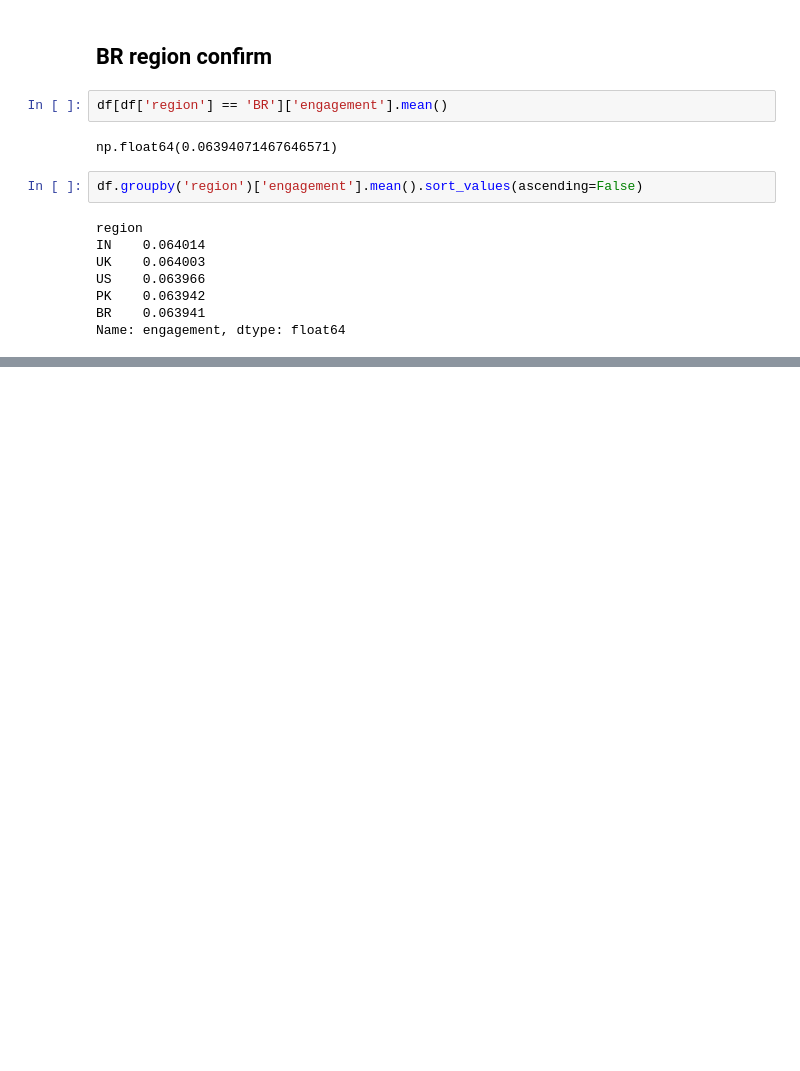
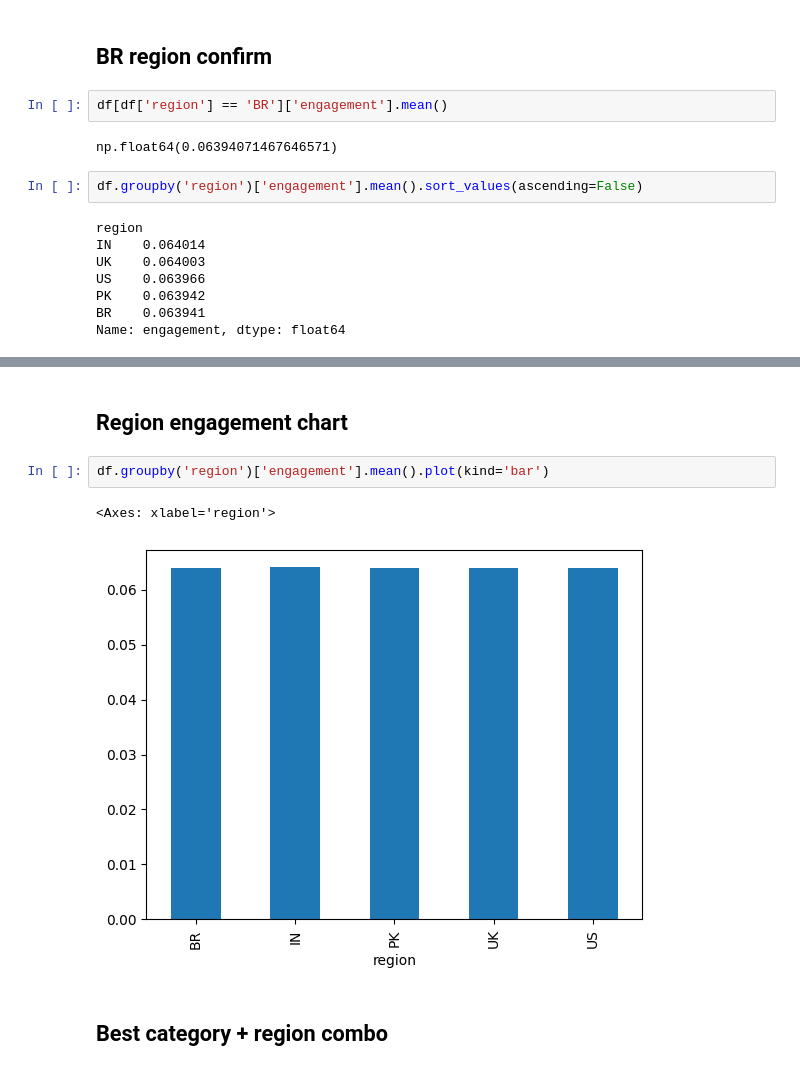
Before and after one commit to BuddhiDihansa/Youtube-Dashboard, a Jupyter notebook: main.ipynb, the cells around one changed output, grey strips where cells are left out. Drawn from its saved outputs; the diff is of its cells as text; blank space fills up the shorter version.

```diff
--- a/main.ipynb
+++ b/main.ipynb
@@ -221,0 +229,9 @@ Name: engagement, dtype: float64
+# %% [markdown]
+## Region engagement chart
+# %%
+df.groupby('region')['engagement'].mean().plot(kind='bar')
+# %% [output]
+<Axes: xlabel='region'>
+[figure, added]
+# %% [markdown]
+## Best category + region combo
```
Also changed, not shown: parts of 7 cells of this notebook.
